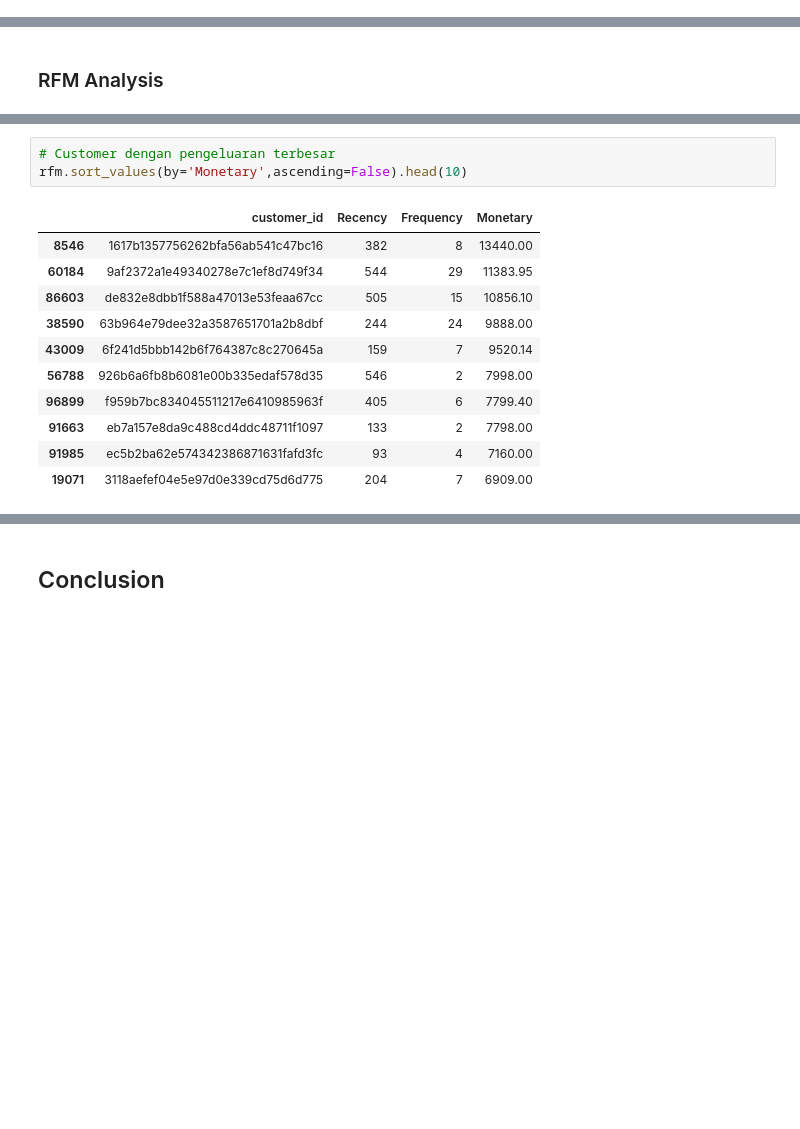
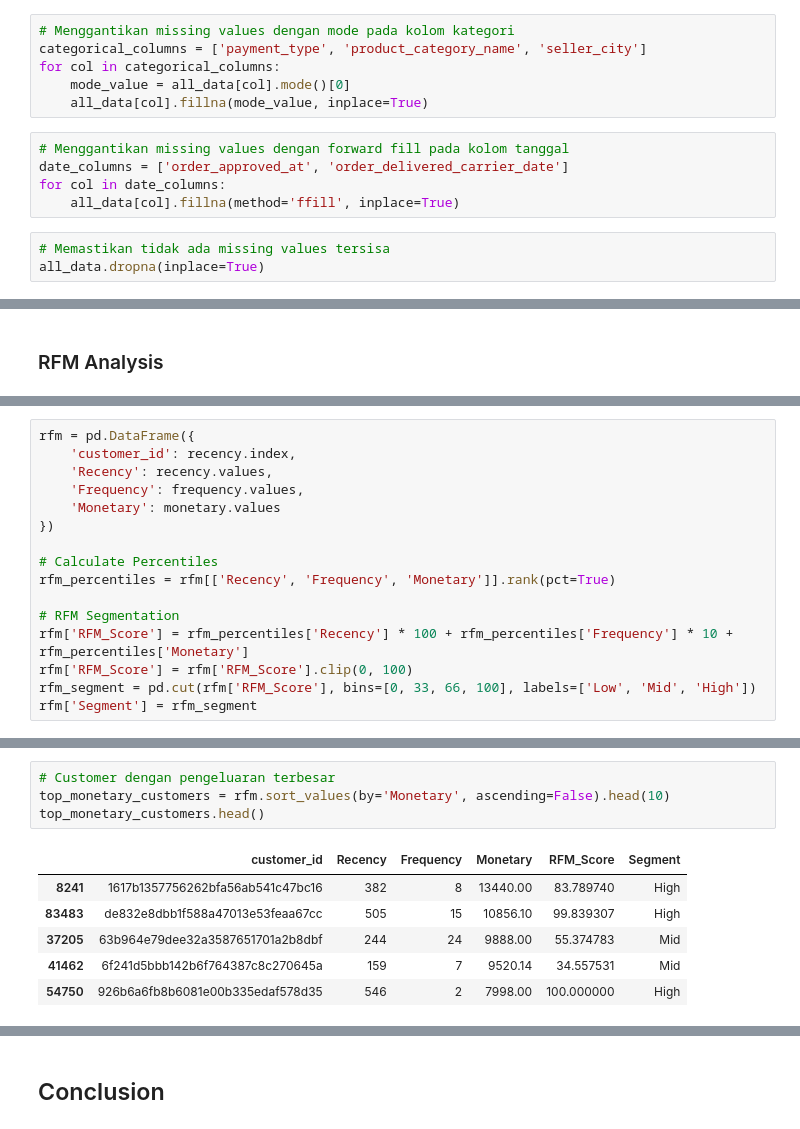
Before and after one commit to ReginaAyumi/analisis-data-project, a Jupyter notebook: proyek_akhir_data_analysis.ipynb, the cells around one changed output, grey strips where cells are left out. Drawn from its saved outputs; the diff is of its cells as text; blank space fills up the shorter version.

```diff
--- a/proyek_akhir_data_analysis.ipynb
+++ b/proyek_akhir_data_analysis.ipynb
@@ -861,0 +918,14 @@ memory usage: 30.9+ MB
+# %%
+# Menggantikan missing values dengan mode pada kolom kategori
+categorical_columns = ['payment_type', 'product_category_name', 'seller_city']
+for col in categorical_columns:
+    mode_value = all_data[col].mode()[0]
+    all_data[col].fillna(mode_value, inplace=True)
+# %%
+# Menggantikan missing values dengan forward fill pada kolom tanggal
+date_columns = ['order_approved_at', 'order_delivered_carrier_date']
+for col in date_columns:
+    all_data[col].fillna(method='ffill', inplace=True)
+# %%
+# Memastikan tidak ada missing values tersisa
+all_data.dropna(inplace=True)
@@ -1101,0 +1180,16 @@ rfm.sort_values(by='Recency',ascending=True)
+# %%
+rfm = pd.DataFrame({
+    'customer_id': recency.index,
+    'Recency': recency.values,
+    'Frequency': frequency.values,
+    'Monetary': monetary.values
+})
+
+# Calculate Percentiles
+rfm_percentiles = rfm[['Recency', 'Frequency', 'Monetary']].rank(pct=True)
+
+# RFM Segmentation
+rfm['RFM_Score'] = rfm_percentiles['Recency'] * 100 + rfm_percentiles['Frequency'] * 10 + rfm_percentiles['Monetary']
+rfm['RFM_Score'] = rfm['RFM_Score'].clip(0, 100)
+rfm_segment = pd.cut(rfm['RFM_Score'], bins=[0, 33, 66, 100], labels=['Low', 'Mid', 'High'])
+rfm['Segment'] = rfm_segment
@@ -1102,17 +1225,13 @@ rfm.sort_values(by='Recency',ascending=True)
 # %%
 # Customer dengan pengeluaran terbesar
-rfm.sort_values(by='Monetary',ascending=False).head(10)
+top_monetary_customers = rfm.sort_values(by='Monetary', ascending=False).head(10)
+top_monetary_customers.head()
 # %% [output]
-|  | customer_id | Recency | Frequency | Monetary |
-| 8546 | 1617b1357756262bfa56ab541c47bc16 | 382 | 8 | 13440.00 |
-| 60184 | 9af2372a1e49340278e7c1ef8d749f34 | 544 | 29 | 11383.95 |
-| 86603 | de832e8dbb1f588a47013e53feaa67cc | 505 | 15 | 10856.10 |
-| 38590 | 63b964e79dee32a3587651701a2b8dbf | 244 | 24 | 9888.00 |
-| 43009 | 6f241d5bbb142b6f764387c8c270645a | 159 | 7 | 9520.14 |
-| 56788 | 926b6a6fb8b6081e00b335edaf578d35 | 546 | 2 | 7998.00 |
-| 96899 | f959b7bc834045511217e6410985963f | 405 | 6 | 7799.40 |
-| 91663 | eb7a157e8da9c488cd4ddc48711f1097 | 133 | 2 | 7798.00 |
-| 91985 | ec5b2ba62e574342386871631fafd3fc | 93 | 4 | 7160.00 |
-| 19071 | 3118aefef04e5e97d0e339cd75d6d775 | 204 | 7 | 6909.00 |
+|  | customer_id | Recency | Frequency | Monetary | RFM_Score | Segment |
+| 8241 | 1617b1357756262bfa56ab541c47bc16 | 382 | 8 | 13440.00 | 83.789740 | High |
+| 83483 | de832e8dbb1f588a47013e53feaa67cc | 505 | 15 | 10856.10 | 99.839307 | High |
+| 37205 | 63b964e79dee32a3587651701a2b8dbf | 244 | 24 | 9888.00 | 55.374783 | Mid |
+| 41462 | 6f241d5bbb142b6f764387c8c270645a | 159 | 7 | 9520.14 | 34.557531 | Mid |
+| 54750 | 926b6a6fb8b6081e00b335edaf578d35 | 546 | 2 | 7998.00 | 100.000000 | High |
 # %%
 # Customer yang terakhir belanja
```
Also changed, not shown: parts of 48 cells of this notebook.
